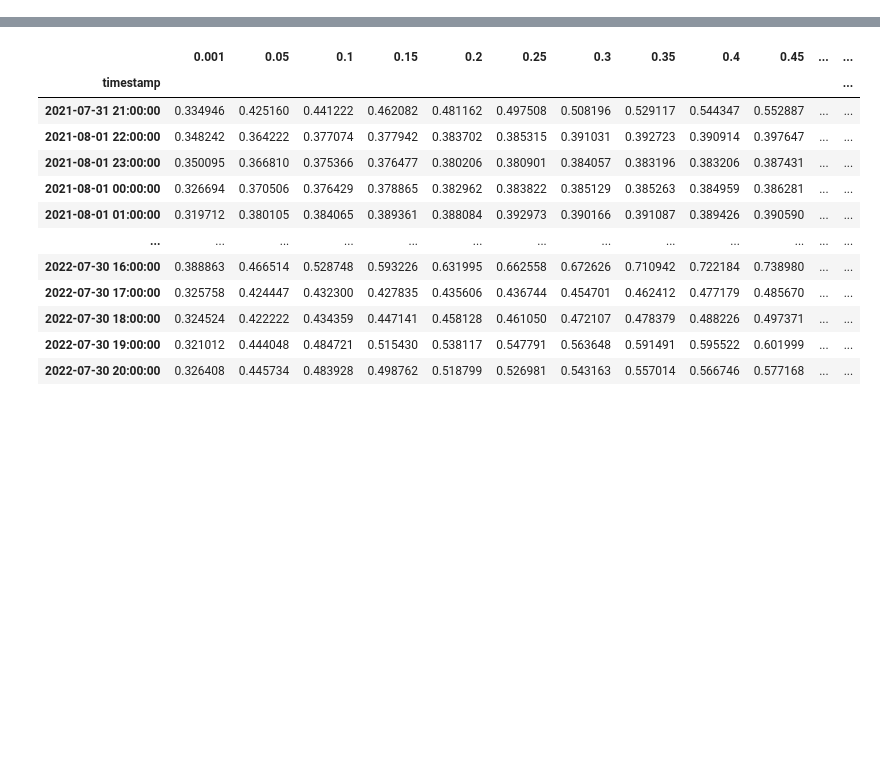
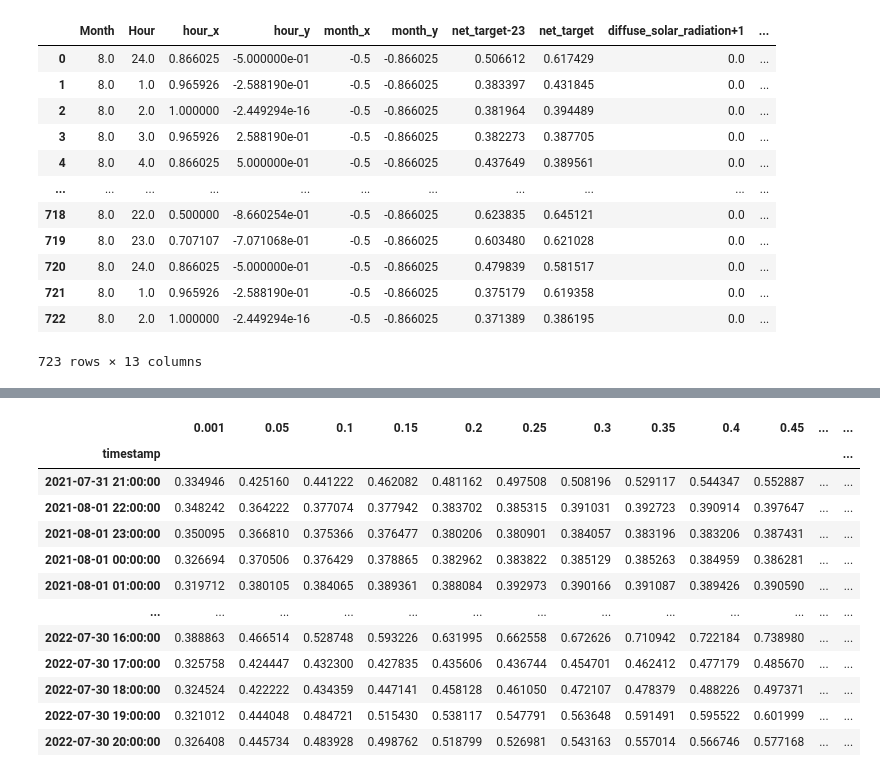
Before and after one commit to ujohn33/Predict-Optimize-Revise, a Jupyter notebook: notebooks/quantiles_minus1_oneshot.ipynb, the cells around one changed output, grey strips where cells are left out. Drawn from its saved outputs; the diff is of its cells as text; code cells hidden in the pictures; blank space fills up the shorter version.

```diff
--- a/notebooks/quantiles_minus1_oneshot.ipynb
+++ b/notebooks/quantiles_minus1_oneshot.ipynb
@@ -95,3 +95,19 @@ def post_process(data):
 
 output = post_process(output)
 output_test = post_process(output_test)
+# %%
+data_train[features + ['number', 'day_year']].loc[data_train['number']==1].loc[data_train['Month']==8]
+# %% [output]
+|  | Month | Hour | hour_x | hour_y | month_x | month_y | net_target-23 | net_target | diffuse_solar_radiation+1 | ... |
+| 0 | 8.0 | 24.0 | 0.866025 | -5.000000e-01 | -0.5 | -0.866025 | 0.506612 | 0.617429 | 0.0 | ... |
+| 1 | 8.0 | 1.0 | 0.965926 | -2.588190e-01 | -0.5 | -0.866025 | 0.383397 | 0.431845 | 0.0 | ... |
+| 2 | 8.0 | 2.0 | 1.000000 | -2.449294e-16 | -0.5 | -0.866025 | 0.381964 | 0.394489 | 0.0 | ... |
+| 3 | 8.0 | 3.0 | 0.965926 | 2.588190e-01 | -0.5 | -0.866025 | 0.382273 | 0.387705 | 0.0 | ... |
+| 4 | 8.0 | 4.0 | 0.866025 | 5.000000e-01 | -0.5 | -0.866025 | 0.437649 | 0.389561 | 0.0 | ... |
+| ... | ... | ... | ... | ... | ... | ... | ... | ... | ... | ... |
+| 718 | 8.0 | 22.0 | 0.500000 | -8.660254e-01 | -0.5 | -0.866025 | 0.623835 | 0.645121 | 0.0 | ... |
+| 719 | 8.0 | 23.0 | 0.707107 | -7.071068e-01 | -0.5 | -0.866025 | 0.603480 | 0.621028 | 0.0 | ... |
+| 720 | 8.0 | 24.0 | 0.866025 | -5.000000e-01 | -0.5 | -0.866025 | 0.479839 | 0.581517 | 0.0 | ... |
+| 721 | 8.0 | 1.0 | 0.965926 | -2.588190e-01 | -0.5 | -0.866025 | 0.375179 | 0.619358 | 0.0 | ... |
+| 722 | 8.0 | 2.0 | 1.000000 | -2.449294e-16 | -0.5 | -0.866025 | 0.371389 | 0.386195 | 0.0 | ... |
+723 rows × 13 columns
```
Also changed, not shown: parts of 3 cells of this notebook, 47 other files.
